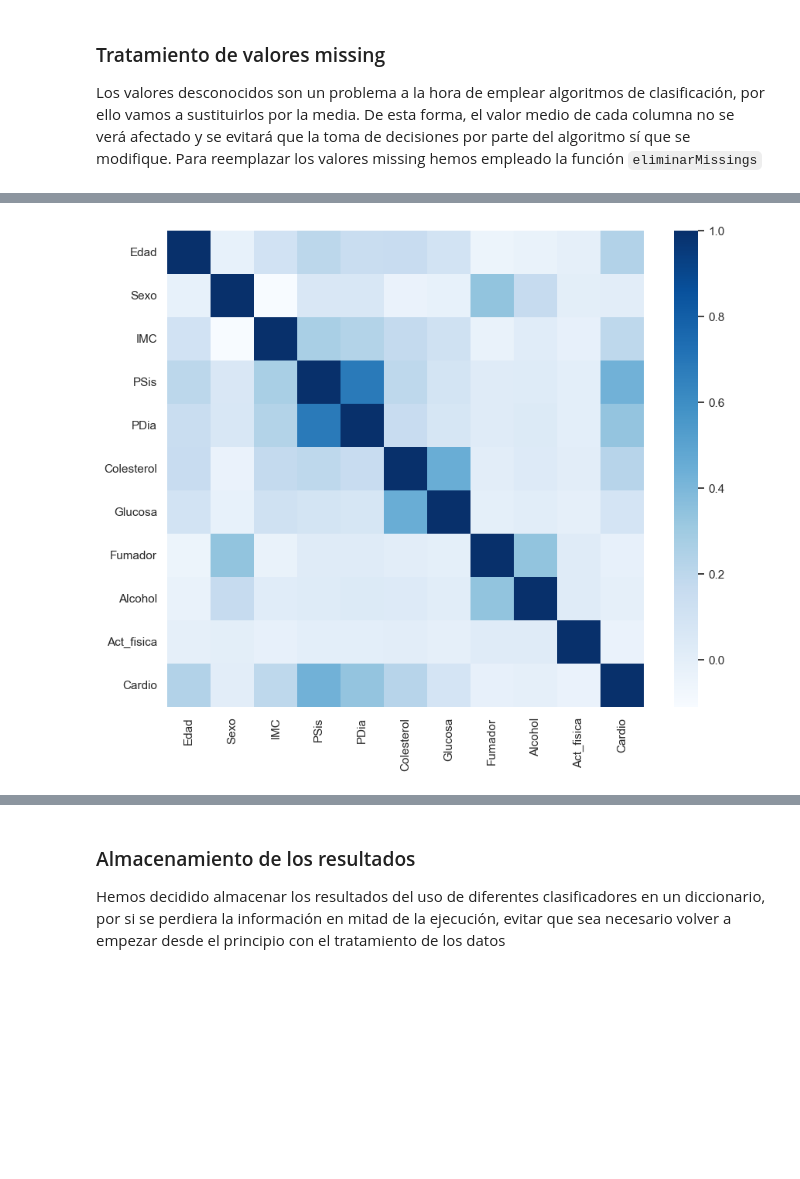
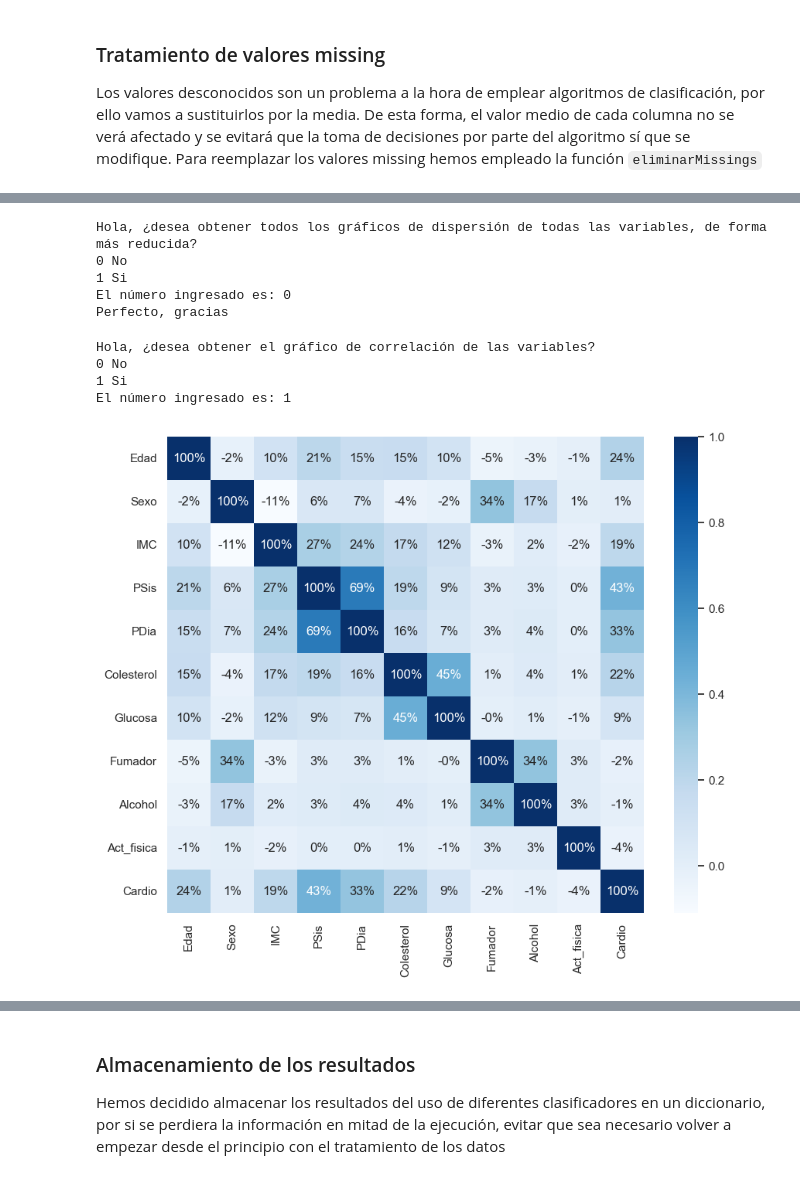
Before and after one commit to Robertoguisasola/Mineria, a Jupyter notebook: Entrega_Final.ipynb, the cells around one changed output, grey strips where cells are left out. Drawn from its saved outputs; the diff is of its cells as text; code cells hidden in the pictures; blank space fills up the shorter version.

```diff
--- a/Entrega_Final.ipynb
+++ b/Entrega_Final.ipynb
@@ -295,16 +302,17 @@ Los valores desconocidos son un problema a la hora de emplear algoritmos de clas
 # %%
 def eliminarMissings(df):
     '''
-    Función que recibe un DataFrame y devuelve un Dataframe con los valores missing sustituidos por la media
+    Función que recibe un DataFrame y devuelve un Dataframe con los valores missing sustituidos por la media.
 
-    Parámetros:
+
+    Parameters
     ----------
         df : DataFrame
             DataFrame del cual se quieren corregir los valores missing. No tiene ningún valor por defecto.
 
-    Return:
+    Returns
     ----------
-        DataFrame (df): devuelve un DataFrame con los valores missing corregidos
+        DataFrame (df): devuelve un DataFrame con los valores missing corregidos.
 
     '''
     if (df.isna()).sum().sum() != 0:
@@ -381,13 +389,17 @@ import seaborn as sns
 
 def graficoDispersion(variable):
     '''
-    Función que recibe una columna del DataFrame y dibuja un gráfico de dispersión con la columna indicada. También almacena el gráfico como imagen en memoria
+    Función que recibe una columna del DataFrame y dibuja un gráfico de dispersión con la columna indicada. También almacena el gráfico como imagen en memoria.
 
-    Parámetros:
+
+    Parameters
     ----------
         variable : Series
             Serie de Pandas que contiene los datos que han de ser representados en el gráfico.
 
+    Returns:
+    -------
+    None
     '''
     sns.set(color_codes=True)
 
@@ -463,26 +495,80 @@ El número ingresado es: 2
+# %%
+print("Hola, ¿desea obtener todos los gráficos de dispersión de todas las variables, de forma más reducida?")
+print("0 No")
+print("1 Si")
+
+entrada=input()
+respuesta = parseNumero(entrada)
+
+while columnaG <0 or columnaG >len(df.columns.values):
+    print("Por favor, introduzca 0 si no quiere obtener los gráficos de dispersión y 1 si quiere obtenerlos")
+    entrada=input()
+    columnaG = parseNumero(entrada)
+
+if respuesta ==1:
+    #Definimos el tamaño de la gráfica
+    fig = plt.figure(figsize=(10,10))
+
+    #Rellenamos la gráfica con los valores deseados
+    ax = fig.gca()
+    df.hist(ax=ax)
+
+    #Guardamos el gráfico en memoria, por si fuera necesario emplear el análisis estadístico de estos datos por parte de los médicos
+    plt.savefig("Gráficos de dispersión.jpg", bbox_inches='tight')
+else:
+    print("Perfecto, gracias")
+# %% [output]
+Hola, ¿desea obtener todos los gráficos de dispersión de todas las variables, de forma más reducida?
+0 No
+1 Si
+El número ingresado es: 0
+Perfecto, gracias
 # %%
 def graficoCorrelacion(df):
     '''
     Función que recibe el DataFrame y dibuja un gráfico de correlación de todos los atributos. También almacena el gráfico como imagen en memoria
 
-    Parámetros:
+    Parameters
     ----------
         df : DataFrame
             DataFrame con todos los atributos.
 
+    Returns
+    -------
+    None
     '''
     #Definimos el tamaño de la gráfica
     plt.figure(figsize=(10,8))
 
     #Rellenamos la gráfica con los valores deseados
     correlacion = df.corr()
-    sns.heatmap(correlacion, annot=False, square=True, cmap='Blues')
+    sns.heatmap(correlacion, annot=True, fmt=".0%", square=True, cmap='Blues')
 
     #Guardamos el gráfico en memoria, por si fuera necesario emplear el análisis estadístico de estos datos por parte de los médicos
     plt.savefig("Correlación de los atributos.jpg", bbox_inches='tight')
 
     plt.show()
 
-graficoCorrelacion(df)
+
+print("Hola, ¿desea obtener el gráfico de correlación de las variables?")
+print("0 No")
+print("1 Si")
+
+entrada=input()
+respuesta = parseNumero(entrada)
+
+while columnaG <0 or columnaG >len(df.columns.values):
+    print("Por favor, introduzca 0 si no quiere obtener los gráficos de dispersión y 1 si quiere obtenerlos")
+    entrada=input()
+    columnaG = parseNumero(entrada)
+
+if respuesta ==1:
+    graficoCorrelacion(df)
+else:
+    print("Perfecto, gracias")
 # %% [output]
+Hola, ¿desea obtener el gráfico de correlación de las variables?
+0 No
+1 Si
+El número ingresado es: 1
-[figure, old version]
+[figure, new version]
```
Also changed, not shown: parts of 19 cells of this notebook.
